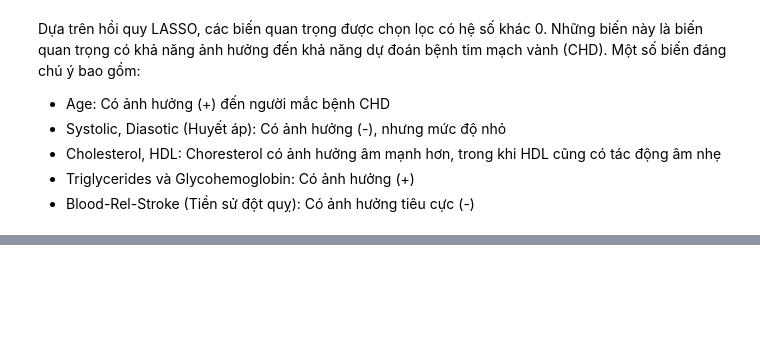
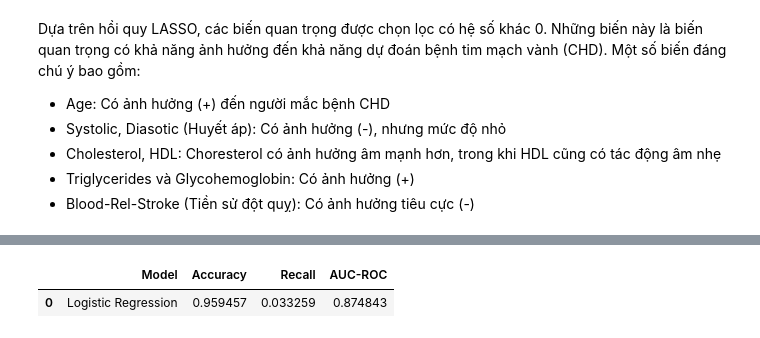
Before and after one commit to SlowJii/PTIT-CNN-Prediction-Cardiovascular, a Jupyter notebook: CNN-Cardiovascular-Prediction.ipynb, the cells around one changed output, grey strips where cells are left out. Drawn from its saved outputs; the diff is of its cells as text; code cells hidden in the pictures; blank space fills up the shorter version.

```diff
--- a/CNN-Cardiovascular-Prediction.ipynb
+++ b/CNN-Cardiovascular-Prediction.ipynb
@@ -231,0 +242,5 @@ Dựa trên hồi quy LASSO, các biến quan trọng được chọn lọc có
+# %%
+# Split the data into training and testing sets (70% training, 30% testing)
+X_train, X_test, y_train, y_test = train_test_split(X, y, test_size=0.3, random_state=42)
+# %%
+logistic_model.fit(X_train, y_train)
@@ -231,0 +256,21 @@ Dựa trên hồi quy LASSO, các biến quan trọng được chọn lọc có
+# %%
+y_pred = logistic_model.predict(X_test)
+y_proba = logistic_model.predict_proba(X_test)[:, 1]
+# %%
+from sklearn.metrics import accuracy_score, recall_score, roc_auc_score
+
+accuracy = accuracy_score(y_test, y_pred)
+recall = recall_score(y_test, y_pred)
+auc_roc = roc_auc_score(y_test, y_proba)
+# %%
+logistic_performance = pd.DataFrame({
+    'Model': ['Logistic Regression'],
+    'Accuracy': [accuracy],
+    'Recall': [recall],
+    'AUC-ROC': [auc_roc]
+})
+
+logistic_performance
+# %% [output]
+|  | Model | Accuracy | Recall | AUC-ROC |
+| 0 | Logistic Regression | 0.959457 | 0.033259 | 0.874843 |
```
Also changed, not shown: parts of 4 cells of this notebook.
